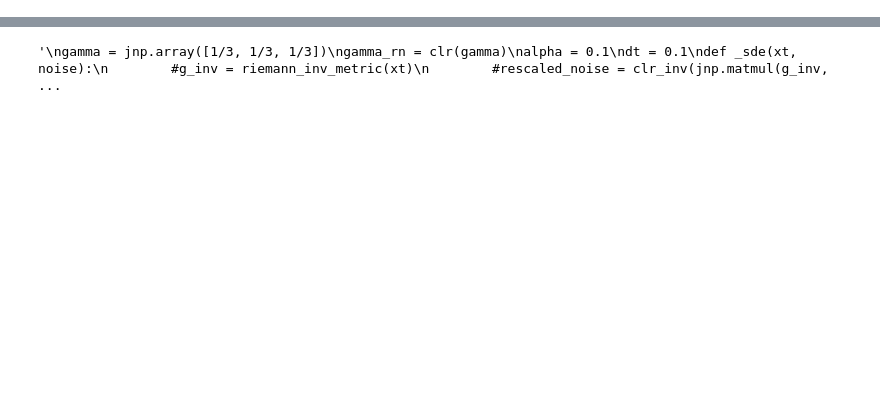
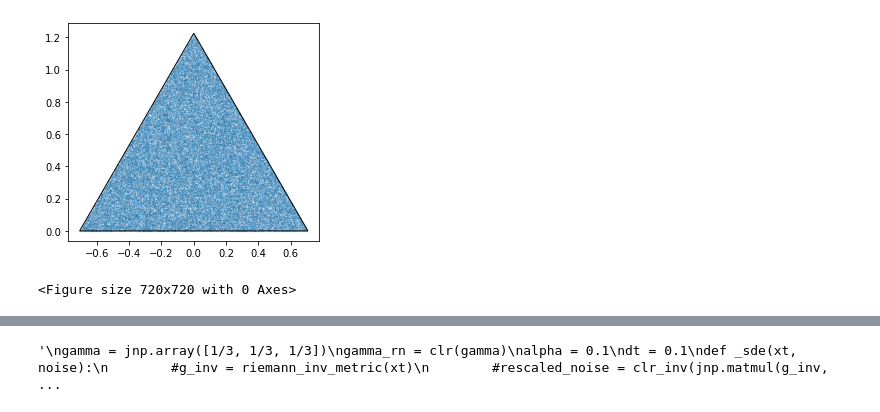
Before and after one commit to dashstander/simplex-score-matching, a Jupyter notebook: notebooks/simplex_random_walk.ipynb, the cells around one changed output, grey strips where cells are left out. Saved outputs shown, nothing was run; the diff lists cells and outputs as text; code cells hidden in the pictures; blank space fills up the shorter version.

```diff
--- a/notebooks/simplex_random_walk.ipynb
+++ b/notebooks/simplex_random_walk.ipynb
@@ -199,0 +245,22 @@ DeviceArray([0.98999995, 0.005     , 0.005     ], dtype=float32)
+# %%
+import numpy as np
+import matplotlib.pyplot as plt
+
+key, subkey = jax.random.split(key)
+
+sq32 = np.sqrt(3/2)
+sq22 = np.sqrt(2)/2
+triangle = np.array([[0, sq32], [-sq22, 0], [sq22, 0]])
+samples = jax.random.dirichlet(subkey, jnp.ones((3,)), (100_000,))
+plt.figure()
+
+X = jax.vmap(rotate_simplex_to_xy)(samples)
+plt.scatter(X[:,0], X[:,1], alpha=.2, s=.1)
+t1 = plt.Polygon(triangle, fill=False)
+plt.gca().add_patch(t1)
+plt.gca().set_aspect('equal')
+plt.figure(figsize=(10,10))
+plt.show()
+# %% [output]
+[figure, added]
+<Figure size 720x720 with 0 Axes>
```
Also changed, not shown: parts of 31 cells of this notebook, 5 other files.
